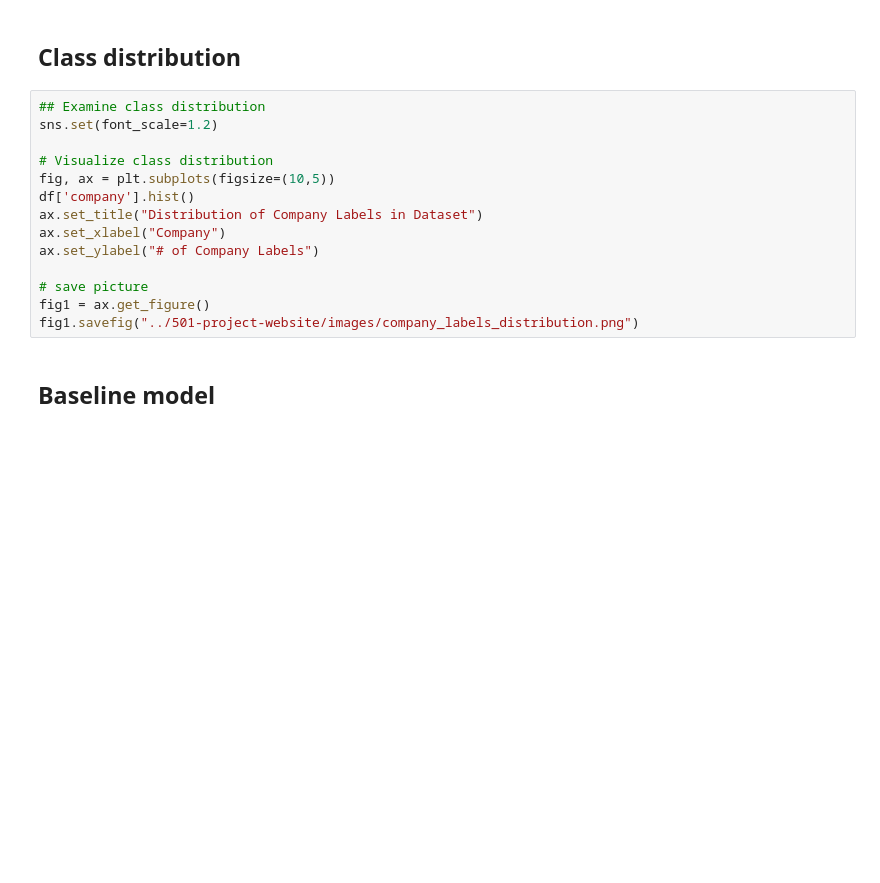
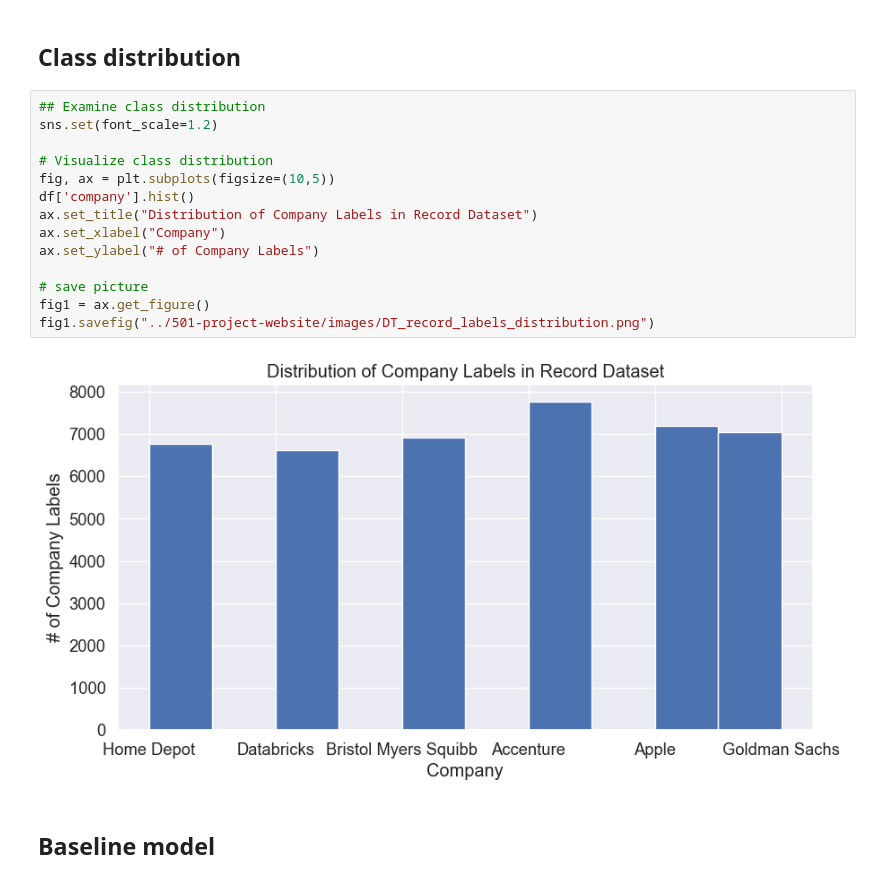
Before and after one commit to anly501/anly-501-project-cynthia-ng, a Jupyter notebook: codes/DT_py.ipynb, the cells around one changed output. Drawn from its saved outputs; the diff is of its cells as text; blank space fills up the shorter version.

```diff
--- a/codes/DT_py.ipynb
+++ b/codes/DT_py.ipynb
@@ -44,17 +76,19 @@ print(df.isnull().sum())
 # %%
 ## Examine class distribution
 sns.set(font_scale=1.2)
 
 # Visualize class distribution
 fig, ax = plt.subplots(figsize=(10,5))
 df['company'].hist()
-ax.set_title("Distribution of Company Labels in Dataset")
+ax.set_title("Distribution of Company Labels in Record Dataset")
 ax.set_xlabel("Company")
 ax.set_ylabel("# of Company Labels")
 
 # save picture
 fig1 = ax.get_figure()
-fig1.savefig("../501-project-website/images/company_labels_distribution.png")
+fig1.savefig("../501-project-website/images/DT_record_labels_distribution.png")
+# %% [output]
+[figure, added]
 # %% [markdown]
 ## Baseline model
 # %%
```
Also changed, not shown: parts of 10 cells of this notebook, 18 other files.
